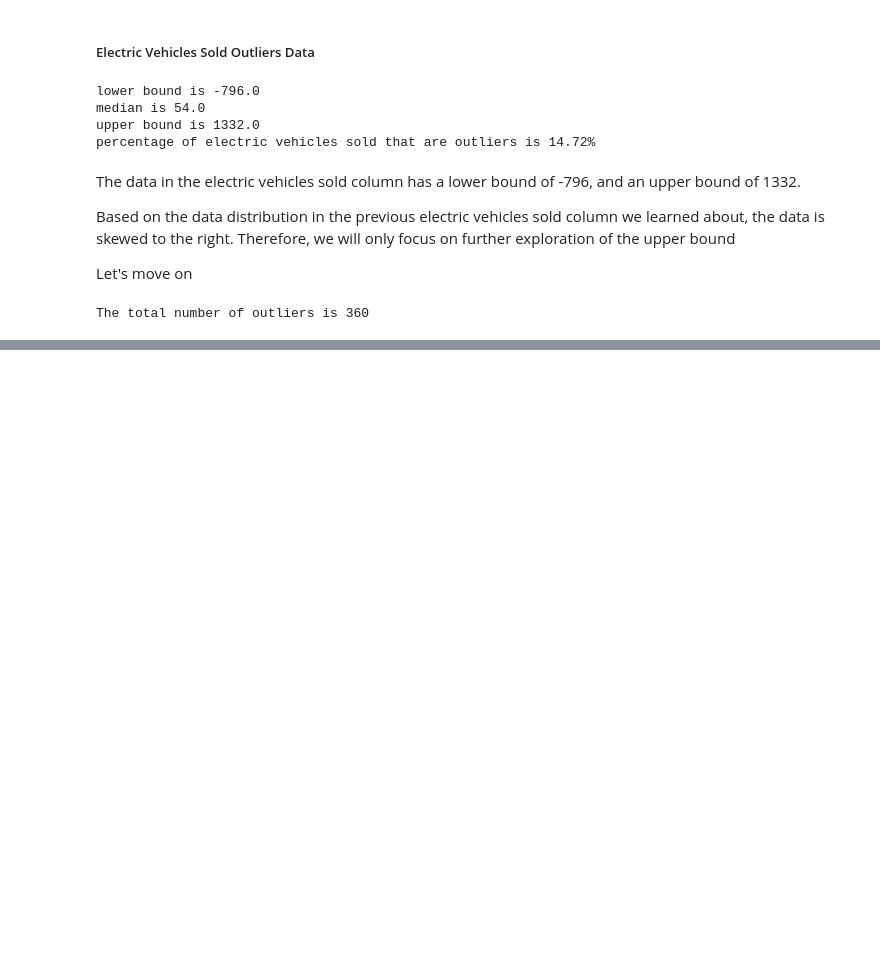
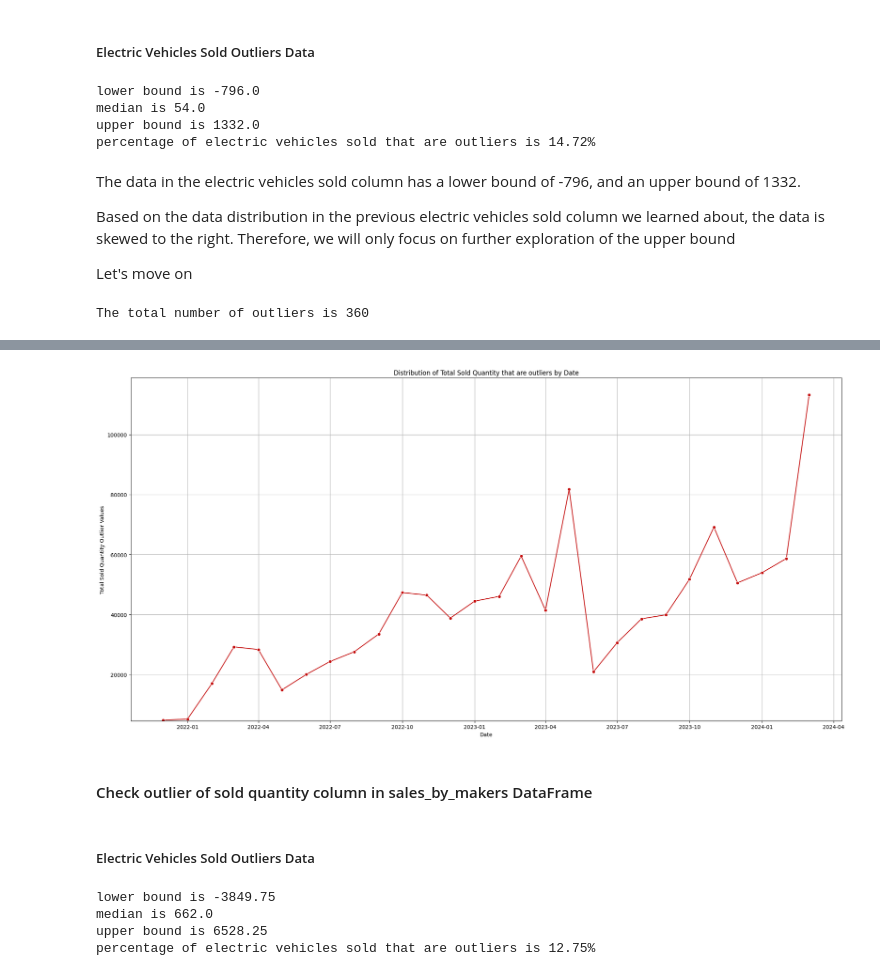
Before and after one commit to WalterEdwardd/General_Motors-Provide_Insights_to_Chief_in_Electric_and_Hybrid_Vehicles, a Jupyter notebook: notebooks/processed_data.ipynb, the cells around one changed output, grey strips where cells are left out. Cells and saved outputs as stored; diff of their text form; code cells hidden in the pictures; blank space fills up the shorter version.

```diff
--- a/notebooks/processed_data.ipynb
+++ b/notebooks/processed_data.ipynb
@@ -402,0 +481,37 @@ sales_by_states.shape
+# %%
+# groupby 'electric_vehicles_sold' by 'date',and 'state'
+outliers_state_wheelers_2 = outliers_state_wheelers_2_sold.groupby(['date']).agg(total_sold=('electric_vehicles_sold','sum')).reset_index()
+outliers_state_wheelers_2['date'] = pd.to_datetime(outliers_state_wheelers_2['date'])
+# set the size of the figure
+plt.figure(figsize=(20,10))
+# plot the line chart for the column
+ax = sns.lineplot(data=outliers_state_wheelers_2, x='date', y='total_sold', marker='o', color='#C40C0C')
+# set the line chart for the column
+plt.title("Distribution of Total Sold Quantity that are outliers by Date")
+plt.xlabel('Date')
+plt.ylabel('Total Sold Quantity Outlier Values')
+plt.ylim(outliers_state_wheelers_2['total_sold'].min()*0.95, outliers_state_wheelers_2['total_sold'].max()*1.05) # set x-ticks with labels
+plt.grid()
+# Adjust layout
+plt.tight_layout()
+# show the plot
+plt.show()
+# %% [output]
+[figure, added]
+# %% [markdown]
+#### Check outlier of sold quantity column in sales_by_makers DataFrame
+# %% [markdown]
+##### Electric Vehicles Sold Outliers Data
+# %%
+# check the outliers, find out the upper bound, lower bound of the electric vehicles sold column
+bound_maker_sold = check_outlier(sales_by_makers, 'electric_vehicles_sold')
+# print out the required information
+print(f"lower bound is {bound_maker_sold['lower_bound'].values[0]}")
+print(f"median is {bound_maker_sold['median'].values[0]}")
+print(f"upper bound is {bound_maker_sold['upper_bound'].values[0]}")
+print(f"percentage of electric vehicles sold that are outliers is {bound_maker_sold['percent_outliers'].values[0]}%")
+# %% [output]
+lower bound is -3849.75
+median is 662.0
+upper bound is 6528.25
+percentage of electric vehicles sold that are outliers is 12.75%
```
Also changed, not shown: parts of 23 cells of this notebook.
